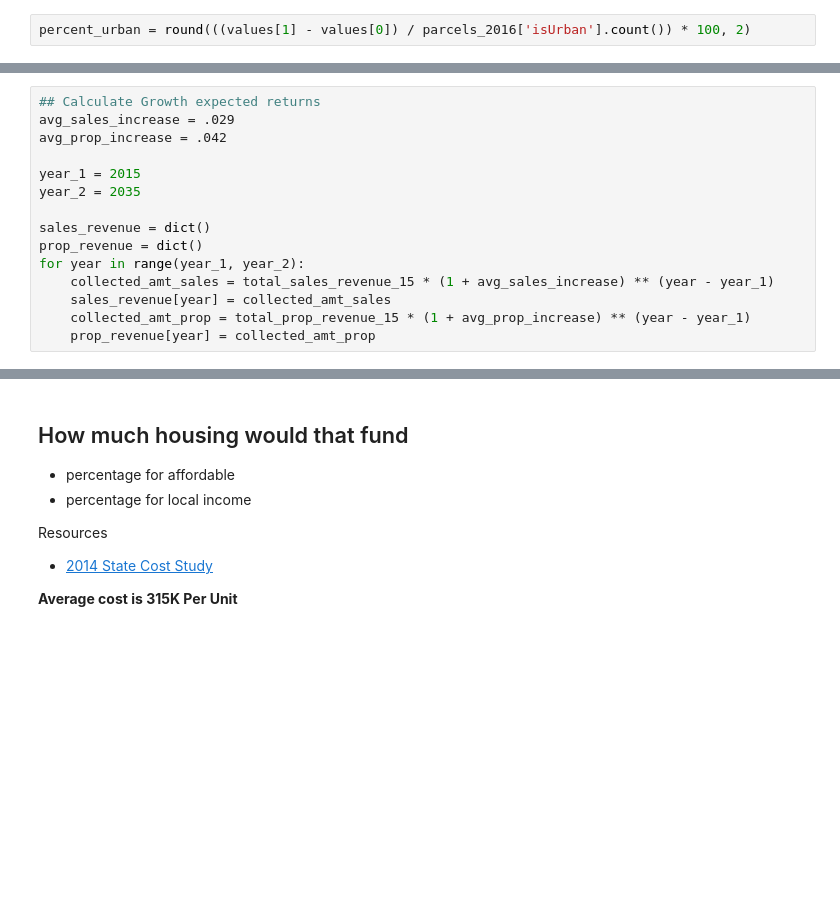
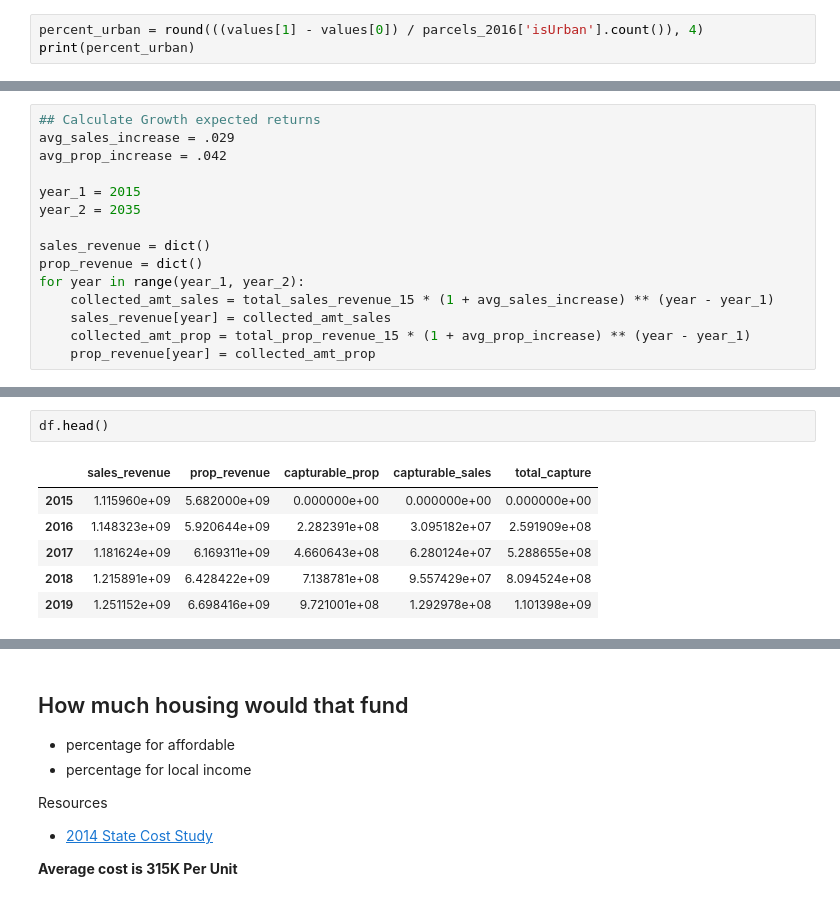
Before and after one commit to policyclub/housing-analysis, a Jupyter notebook: AB1568Research.ipynb, the cells around one changed output, grey strips where cells are left out. Saved outputs shown, nothing was run; the diff lists cells and outputs as text; blank space fills up the shorter version.

```diff
--- a/DataAnalysisForHousing .ipynb
+++ b/AB1568Research.ipynb
@@ -69,4 +70,5 @@ parcels_2016['isUrban'] = parcels_2016.GeneralUseType.apply(lambda x: False if x
 # %%
 values = parcels_2016['isUrban'].value_counts()
 # %%
-percent_urban = round(((values[1] - values[0]) / parcels_2016['isUrban'].count()) * 100, 2)
+percent_urban = round(((values[1] - values[0]) / parcels_2016['isUrban'].count()), 4)
+print(percent_urban)
@@ -155,0 +158,9 @@ show(Line(df['total_capture'], title="Total Capture"))
+# %%
+df.head()
+# %% [output]
+|  | sales_revenue | prop_revenue | capturable_prop | capturable_sales | total_capture |
+| 2015 | 1.115960e+09 | 5.682000e+09 | 0.000000e+00 | 0.000000e+00 | 0.000000e+00 |
+| 2016 | 1.148323e+09 | 5.920644e+09 | 2.282391e+08 | 3.095182e+07 | 2.591909e+08 |
+| 2017 | 1.181624e+09 | 6.169311e+09 | 4.660643e+08 | 6.280124e+07 | 5.288655e+08 |
+| 2018 | 1.215891e+09 | 6.428422e+09 | 7.138781e+08 | 9.557429e+07 | 8.094524e+08 |
+| 2019 | 1.251152e+09 | 6.698416e+09 | 9.721001e+08 | 1.292978e+08 | 1.101398e+09 |
```
Also changed, not shown: parts of 13 cells of this notebook.
